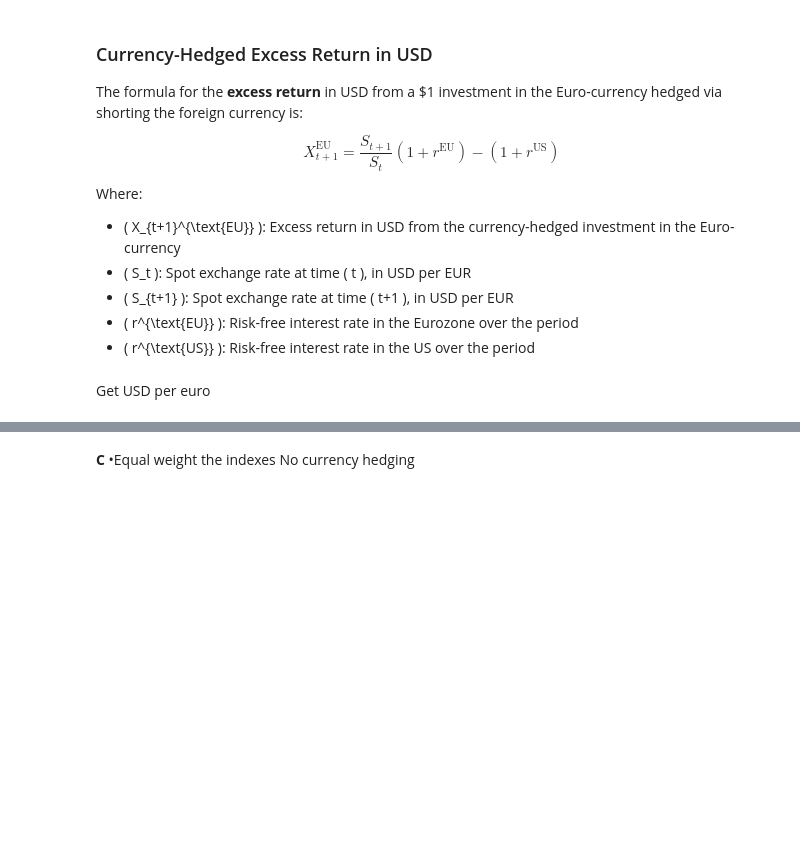
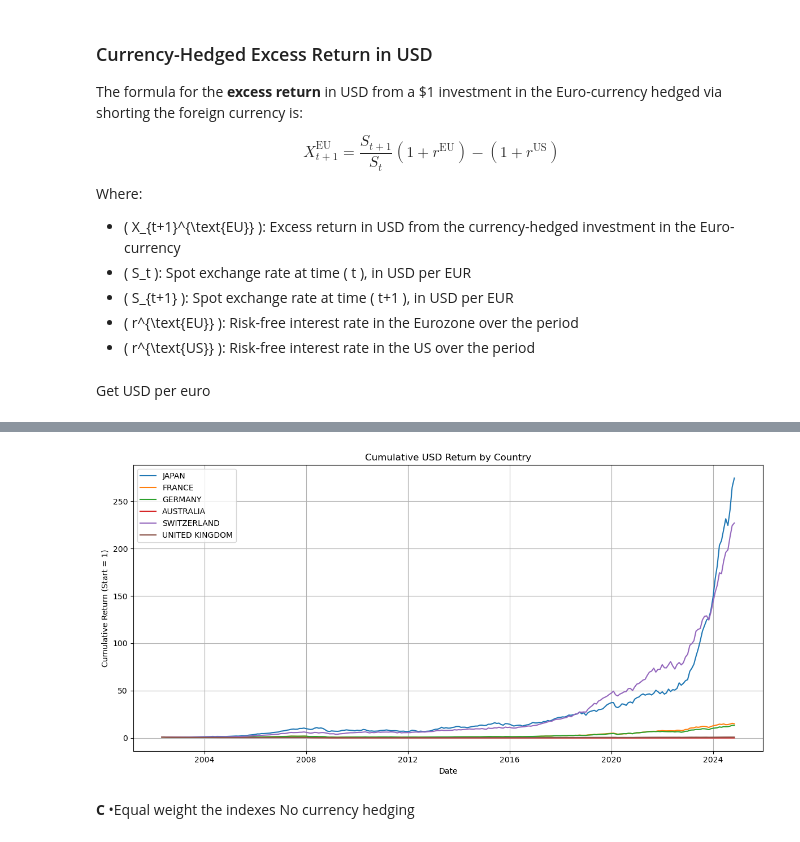
Before and after one commit to Wfiles/global-tactical-fund-simulator, a Jupyter notebook: data_collection.ipynb, the cells around one changed output, grey strips where cells are left out. Saved outputs shown, nothing was run; the diff lists cells and outputs as text; code cells hidden in the pictures; blank space fills up the shorter version.

```diff
--- a/data_collection.ipynb
+++ b/data_collection.ipynb
@@ -414,3 +465,20 @@ for country in hedge_return.columns:
+# %%
+plt.figure(figsize=(12, 6))
+
+# Plot cumulative returns for each country
+for country in hedge_return.columns:
+    cumulative = (1 + hedge_return[country]).cumprod()
+    plt.plot(hedge_return.index, cumulative, label=country)
+
+plt.title('Cumulative USD Return by Country')
+plt.xlabel('Date')
+plt.ylabel('Cumulative Return (Start = 1)')
+plt.legend()
+plt.grid(True)
+plt.tight_layout()
+plt.show()
+# %% [output]
+[figure, added]
 # %% [markdown]
 **C** •Equal weight the indexes No currency hedging
 # %%
```
Also changed, not shown: parts of 43 cells of this notebook.
